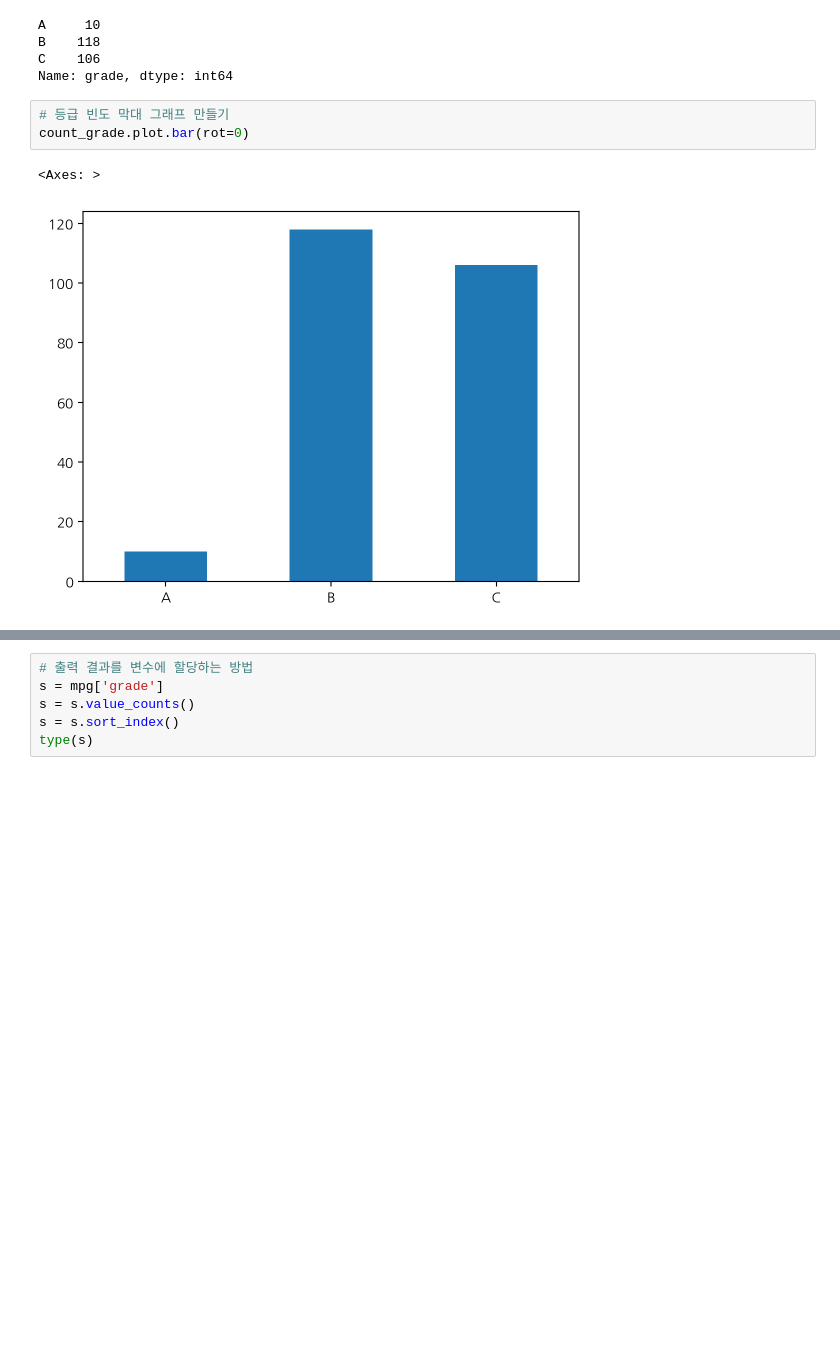
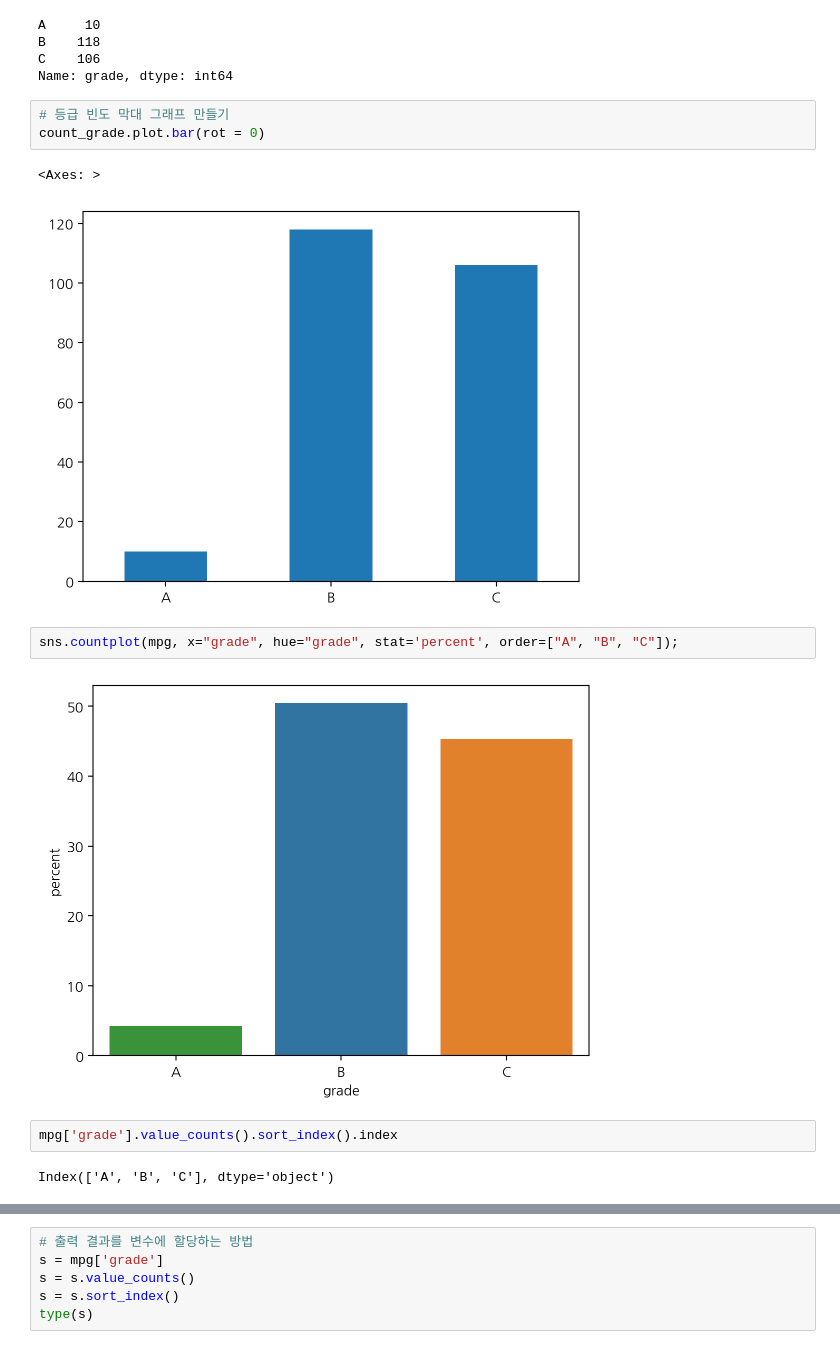
Before and after one commit to JD12321/2024-1-my-BDA, a Jupyter notebook: inclass/03w_0322_fri_ch05_dataframe_medium.ipynb, the cells around one changed output, grey strips where cells are left out. Saved outputs shown, nothing was run; the diff lists cells and outputs as text; blank space fills up the shorter version.

```diff
--- a/inclass/03w_0322_fri_ch05_dataframe_medium.ipynb
+++ b/inclass/03w_0322_fri_ch05_dataframe_medium.ipynb
@@ -671,8 +756,16 @@ C    106
 Name: grade, dtype: int64
 # %%
 # 등급 빈도 막대 그래프 만들기
-count_grade.plot.bar(rot=0)
+count_grade.plot.bar(rot = 0)
 # %% [output]
 <Axes: >
 [figure]
+# %%
+sns.countplot(mpg, x="grade", hue="grade", stat='percent', order=["A", "B", "C"]);
+# %% [output]
+[figure, added]
+# %%
+mpg['grade'].value_counts().sort_index().index
+# %% [output]
+Index(['A', 'B', 'C'], dtype='object')
 # %%
```
Also changed, not shown: parts of 79 cells of this notebook.
